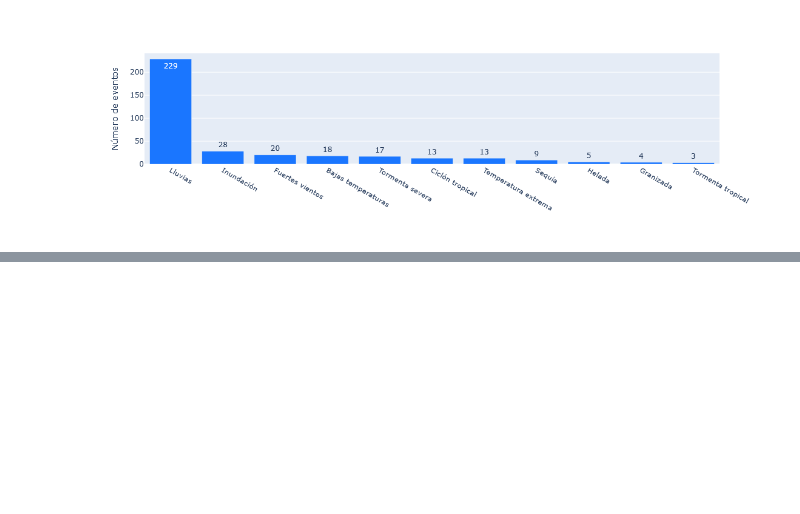
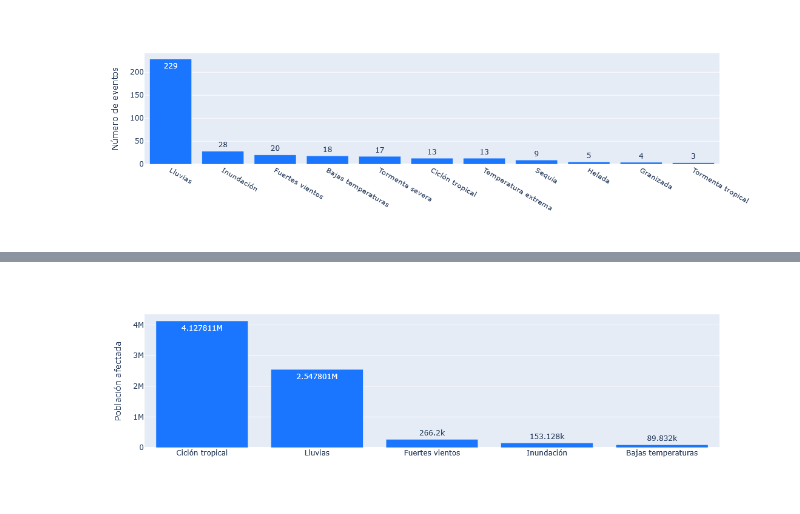
Before and after one commit to enrique34vera/MareaDeDatODS, a Jupyter notebook: scripts/002_LecturaGraficaDatosCENAPRED.ipynb, the cells around one changed output, grey strips where cells are left out. Cells and saved outputs as stored; diff of their text form; code cells hidden in the pictures; blank space fills up the shorter version.

```diff
--- a/scripts/002_LecturaGraficaDatosCENAPRED.ipynb
+++ b/scripts/002_LecturaGraficaDatosCENAPRED.ipynb
@@ -112,0 +91,3 @@ lluvias_poblacion_afect
+# %%
+poblacion_afect['Bajas temperaturas']=bajatemp_poblacion_afect
+#danos_economicos['Bajas temperaturas']=bajatemp_danos_econ
@@ -112,0 +104,4 @@ lluvias_poblacion_afect
+# %%
+ciclon_tropical = impacto_Veracruz_Hidrometeo.loc[impacto_Veracruz_Hidrometeo['Tipo de fenómeno']=='Ciclón tropical']
+ciclon_poblacion_afect = ciclon_tropical['Población afectada '].replace('SD',0).sum()
+ciclon_danos_econ = ciclon_tropical['Total de daños (millones de pesos)'].sum()
@@ -112,0 +113,3 @@ lluvias_poblacion_afect
+# %%
+poblacion_afect['Ciclón tropical']=ciclon_poblacion_afect
+danos_economicos['Ciclón tropical']=ciclon_danos_econ
@@ -112,0 +166,9 @@ lluvias_poblacion_afect
+# %%
+impacto_social = pd.Series(poblacion_afect).sort_values(ascending=False)
+impacto_economico = pd.Series(danos_economicos).sort_values(ascending=False)
+# %%
+fig=px.bar(impacto_social, color_discrete_sequence=['rgb(26, 118, 255)'], text_auto=True)
+fig.update_layout(xaxis_title=" ", yaxis_title="Población afectada", showlegend=False)
+fig.show()
+# %% [output]
+[figure, added]
```
Also changed, not shown: parts of 34 cells of this notebook, 2 other files.
